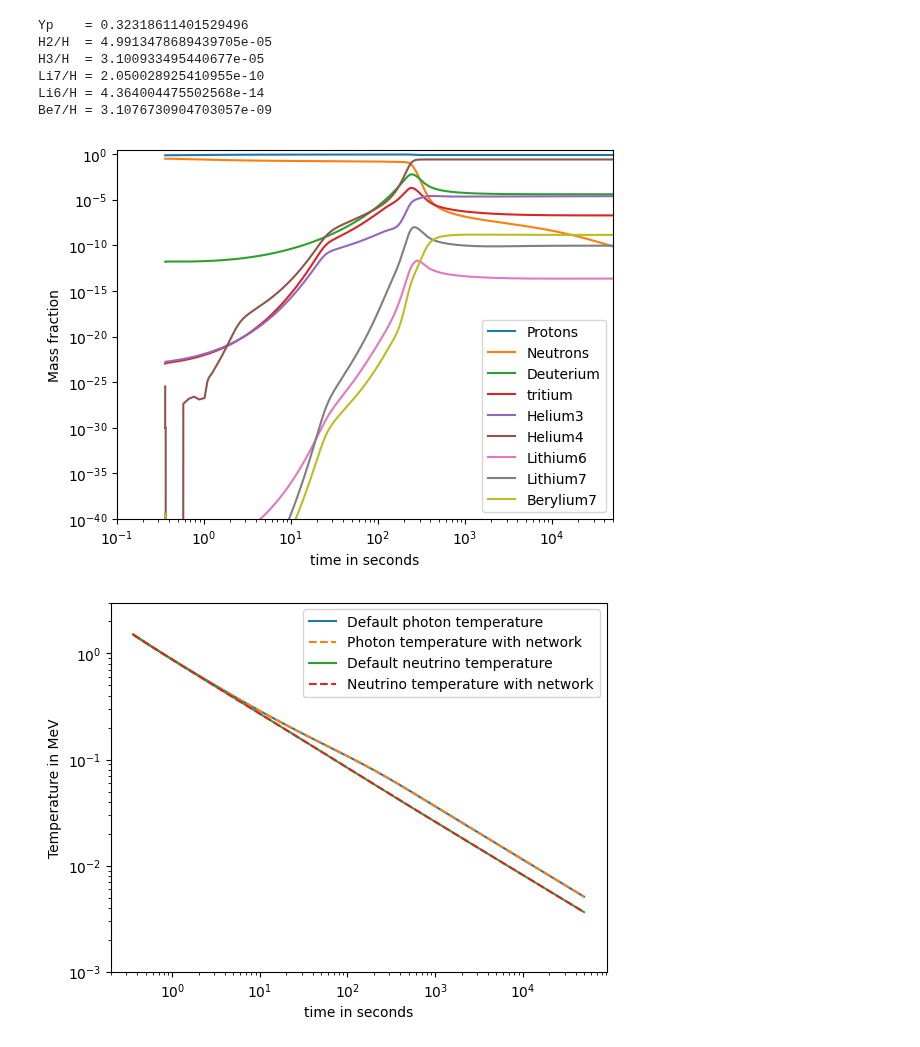
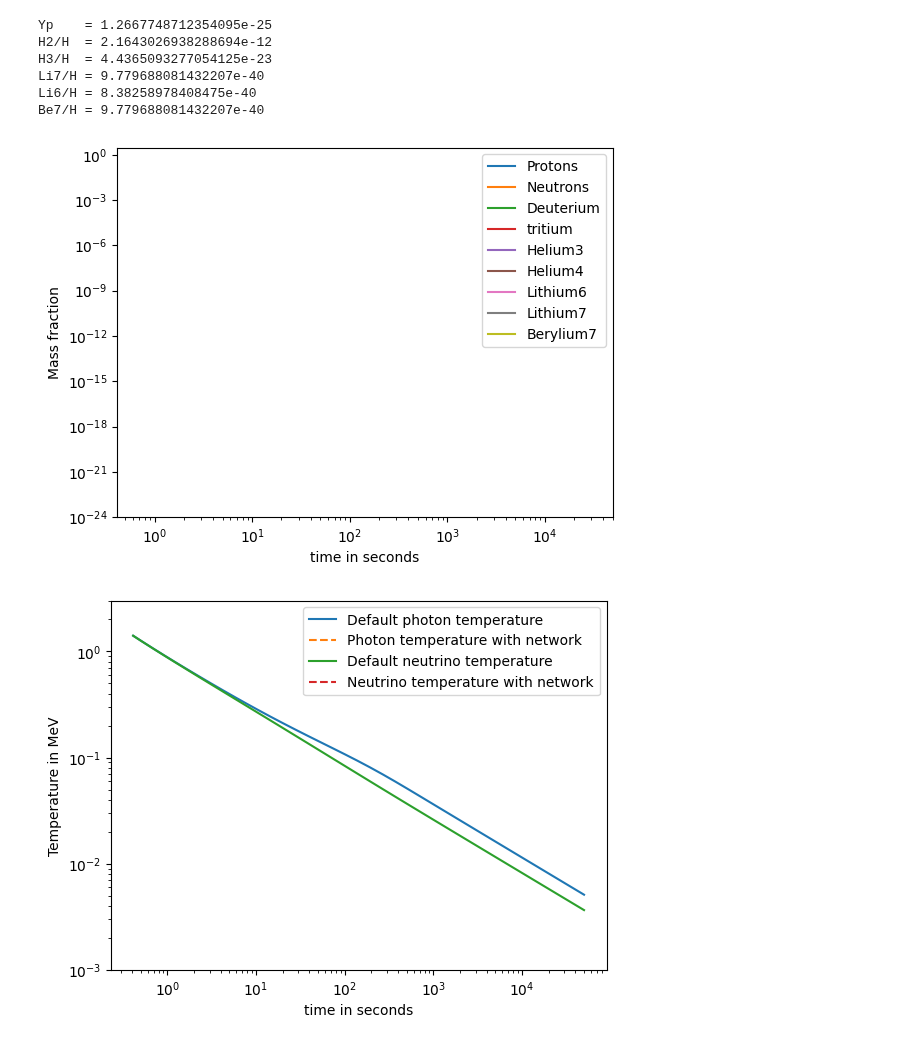
Before and after one commit to hansbdein/Speciale, a Jupyter notebook: only_pna_net.ipynb, the cells around one changed output. Saved outputs shown, nothing was run; the diff lists cells and outputs as text; code cells hidden in the pictures.

```diff
--- a/only_pna_net.ipynb
+++ b/only_pna_net.ipynb
@@ -46,7 +46,7 @@ gcm3=232012         #conversion factor for g/cm^3
 meter=5.068e12      #conversion factor for m
 cm=5.068e10         #conversion factor for cm
 barn=389.4          #conversion factor for barn
-T_ini=1.5             #initial temperature in MeV
+T_ini=1.4           #initial temperature in MeV
 e_mass=0.51099895   #electron mass in MeV
 z_ini=e_mass/T_ini
 
@@ -255,7 +259,7 @@ Y_ini[0] = Xn_ini        #Set initial neutron mass fraction
 Y_ini[1] = 1 - Xn_ini    #Set initial proton mass fraction
 Y_ini[2] = Y_ini[0]*Y_ini[1]/G_np(T_ini,1)          #Set initial deuterium mass fraction
 Y_ini[3] = Y_ini[2]**2/Y_ini[1]/G_tp(T_ini)
-Y_ini[4] = Y_ini[2]**2/Y_ini[0]/G_tp_nHe3(T_ini)
+Y_ini[4] = Y_ini[2]**2/Y_ini[0]/G_nHe3(T_ini)
 Y_ini[5] = Y_ini[2]*Y_ini[3]/Y_ini[0]/G_nHe4(T_ini)
 
 #compile rhs
@@ -263,9 +267,19 @@ bbn_n.rhs(t_ini/timeunit, Y_ini,eta_ini*n_gamma_ini*1*gcm3, T_ini*TMeV2T9*1e9)
 
 dYdt_ini=lambda Y : bbn_n.rhs(t_ini/timeunit, Y ,eta_ini*n_gamma_ini*m_p*gcm3, T_ini*TMeV2T9*1e9)
 
-#Find initial conditions
+#Find initial conditions from rhs
 Y_initial=opt.fsolve(dYdt_ini, x0=Y_ini)
 
-
+#use these initial conditions. Currently won't converge
+#Y_ini=abs(Y_initial/sum(Y_initial))
 
 #rhs(t, Y, rho, T):
+
+'''
+print(Y_ini)
+
+print(abs(Y_initial/sum(Y_initial)))
+
+print(sum(Y_initial))
+print(dYdt_ini(Y_ini))
+'''
@@ -306,7 +316,7 @@ def ndall(t,y):   #solve h and T, y[0] = T and y[1] = h
 #solY = integrate.solve_ivp(dall, [t_range[0]*0.9999, t_range[0]], [T_ini,h_ini,1]+list(Y_ini),method='RK45')#,t_eval=t_space)
 #print(solY)
 #solY = integrate.solve_ivp(dall, t_range, solYini.y[:,-1],method='Radau')#,t_eval=t_space)
-nsolY = integrate.solve_ivp(ndall, t_range, initial_param,method='Radau',atol=1e-25,rtol=1e-4)#,t_eval=t_space)
+nsolY = integrate.solve_ivp(ndall, t_range, initial_param,method='Radau',atol=1e-20,rtol=1e-4)#,t_eval=t_space)
 #solY = integrate.Radau(dall, t_range[0], [T_ini,h_ini,1]+list(Y_ini),t_range[1])
 
 abun=[abun[-1] for abun in nsolY.y[n_bparams:]]
@@ -323,12 +333,12 @@ print('Li7/H = '+str(7*(abun[7])/abun[1]))
 print('Li6/H = '+str(6*(abun[6])/abun[1]))
 print('Be7/H = '+str(7*(abun[8])/abun[1]))
 # %% [output]
-Yp    = 0.32318611401529496
-H2/H  = 4.9913478689439705e-05
-H3/H  = 3.100933495440677e-05
-Li7/H = 2.050028925410955e-10
-Li6/H = 4.364004475502568e-14
-Be7/H = 3.1076730904703057e-09
+Yp    = 1.2667748712354095e-25
+H2/H  = 2.1643026938288694e-12
+H3/H  = 4.4365093277054125e-23
+Li7/H = 9.779688081432207e-40
+Li6/H = 8.38258978408475e-40
+Be7/H = 9.779688081432207e-40
 # %%
 # Plot the results
 plt.figure('abundance')
@@ -350,8 +360,8 @@ plt.plot(nsolY.t/timeunit, 4*nsolY.y[n_bparams+8], label='Berylium7')
 #print(solY)
 plt.xlabel('time in seconds')
 plt.ylabel('Mass fraction')
-plt.ylim(1e-40,3)
-plt.xlim(0.1,5e4)
+plt.ylim(1e-24,3)
+plt.xlim(t_ini/timeunit,5e4)
 
 plt.xscale('log')
 plt.yscale('log')
@@ -364,32 +374,32 @@ plt.show()
 
 plt.figure('temperature')
 
 # Plot the Temperature
 plt.plot(sol.t/timeunit, sol.y[0], label='Default photon temperature')
 plt.plot(nsolY.t/timeunit, nsolY.y[0],'--', label='Photon temperature with network')
 
 # Test with completely radiation dominated universe
 #t_space=solY.t
 #T_approx=np.sqrt(1.226*10**21/t_space)
 #T_approx=1/np.sqrt(t_space/timeunit)/10.4*TMeV2T9
 plt.plot(sol.t/timeunit, T_ini/sol.y[2], label='Default neutrino temperature')
 plt.plot(nsolY.t/timeunit, T_ini/nsolY.y[2],'--', label='Neutrino temperature with network')
 
 #plot the scale factor
 #plt.plot(sol.t/timeunit, sol.y[2]/1e3, label='scale factor')
 
 #fix the axis
 plt.xlabel('time in seconds')
 plt.ylabel('Temperature in MeV')
 
 plt.xscale('log')
 plt.yscale('log')
 
 # plt.xlim((0.1, 2e5))
 plt.ylim((1e-3,3))
 
 plt.legend()
 plt.show()
 # %% [output]
-[figure, old version]
+[figure, new version]
-[figure, old version]
+[figure, new version]
```
Also changed, not shown: parts of 6 cells of this notebook, 1 other file.
